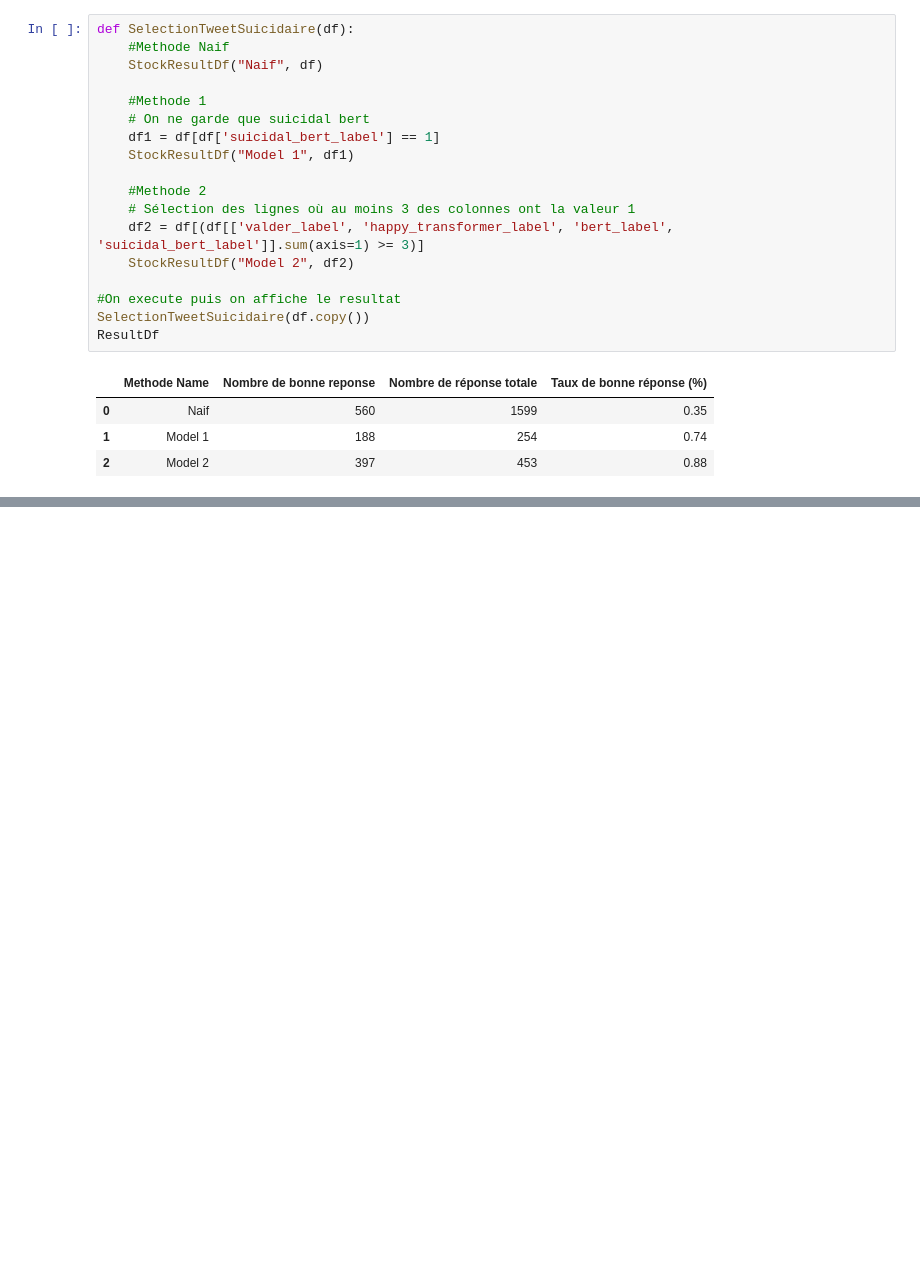
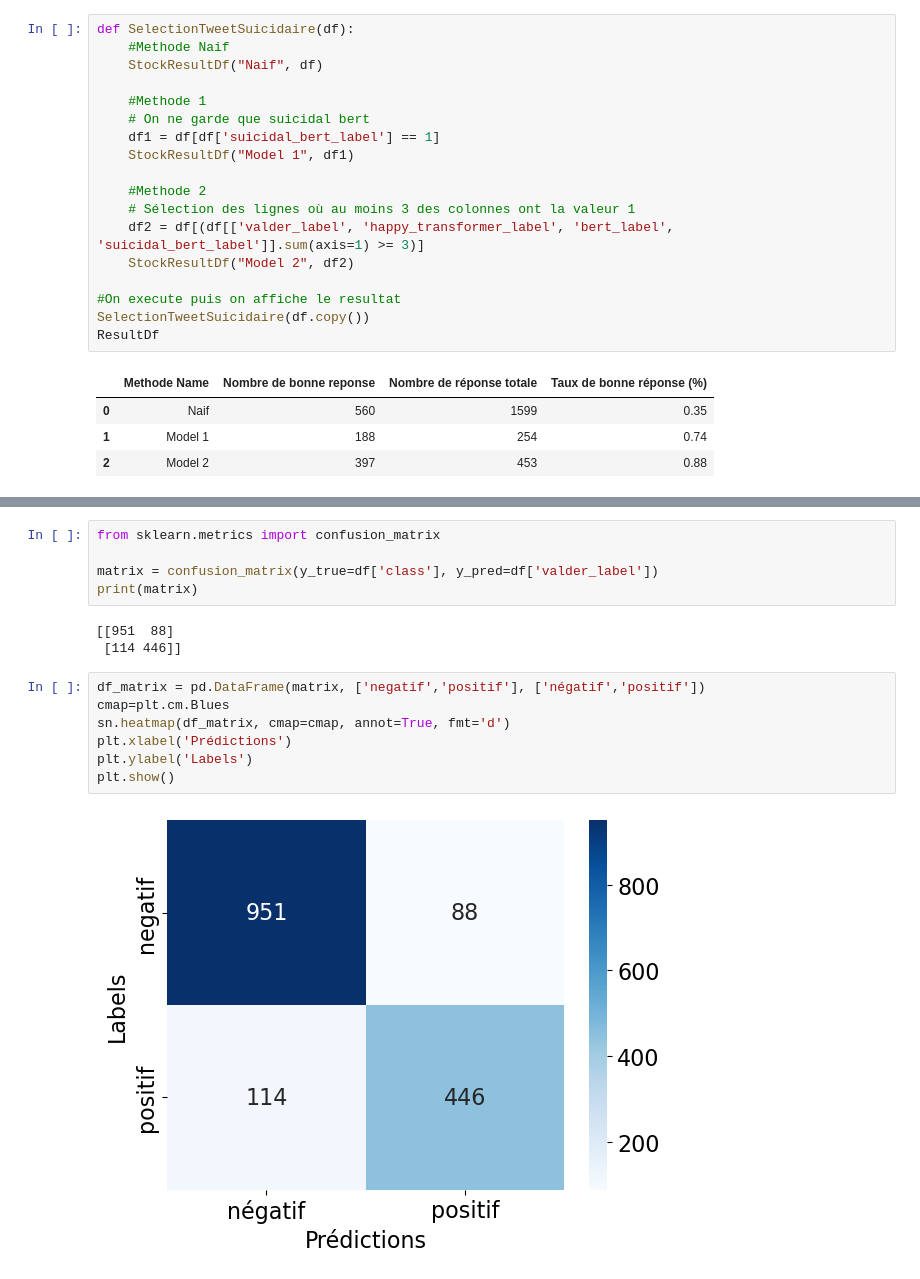
Before and after one commit to Pierre-Portfolio/TwitterFeelingAnalyse, a Jupyter notebook: Livrables/Code/Pierre.ipynb, the cells around one changed output, grey strips where cells are left out. Drawn from its saved outputs; the diff is of its cells as text; blank space fills up the shorter version.

Commit message:
Matrice de confusion
valeurs et pourcentages

```diff
--- a/Livrables/Code/Pierre.ipynb
+++ b/Livrables/Code/Pierre.ipynb
@@ -308,0 +357,17 @@ ResultDf
+# %%
+from sklearn.metrics import confusion_matrix
+
+matrix = confusion_matrix(y_true=df['class'], y_pred=df['valder_label'])
+print(matrix)
+# %% [output]
+[[951  88]
+ [114 446]]
+# %%
+df_matrix = pd.DataFrame(matrix, ['negatif','positif'], ['négatif','positif'])
+cmap=plt.cm.Blues
+sn.heatmap(df_matrix, cmap=cmap, annot=True, fmt='d')
+plt.xlabel('Prédictions')
+plt.ylabel('Labels')
+plt.show()
+# %% [output]
+[figure, added]
```
Also changed, not shown: parts of 18 cells of this notebook.
